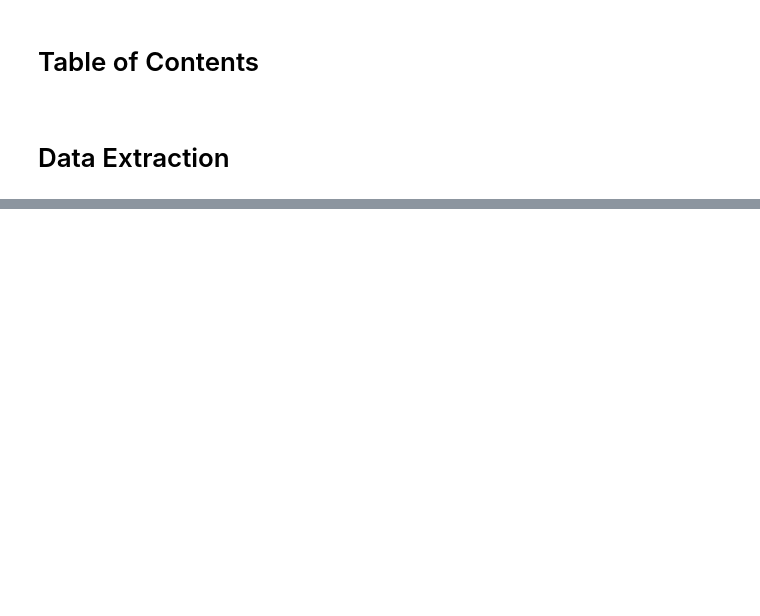
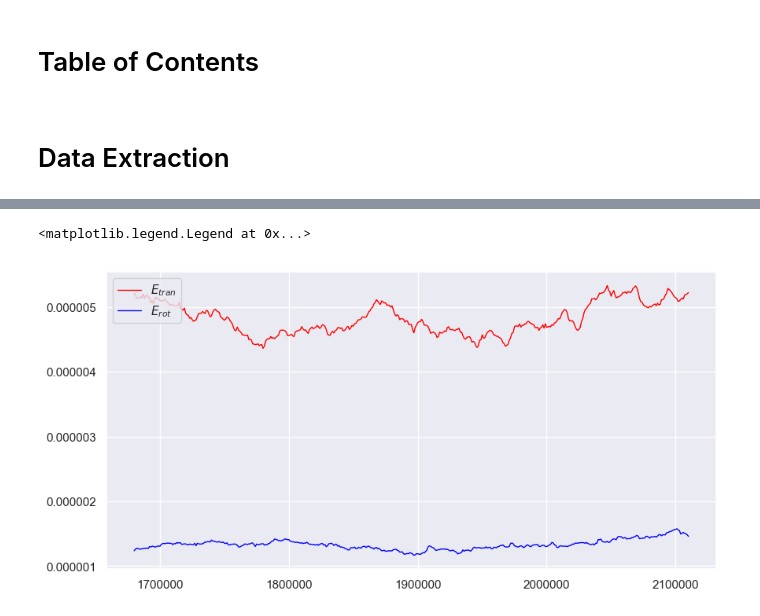
Before and after one commit to gary89git/data_processing, a Jupyter notebook: data_ext.ipynb, the cells around one changed output, grey strips where cells are left out. Saved outputs shown, nothing was run; the diff lists cells and outputs as text; code cells hidden in the pictures; blank space fills up the shorter version.

```diff
--- a/data_ext.ipynb
+++ b/data_ext.ipynb
@@ -38,2 +42,35 @@ print(workbook.sheetnames)
+# %%
+def move_avg(nums, window):
+    l = len(nums)
+    new_nums = []
+    for i in range(window,l+1):
+        new_nums.append(sum(nums[i-window:i])/window)
+    return new_nums
+# %%
+f2_30 = workbook['f2-30']
+t = [x.value for x in f2_30['a'] if x.value is not None]
+E_t = [x.value for x in f2_30['h'] if x.value is not None]
+E_r = [x.value for x in f2_30['i'] if x.value is not None]
+w = 100
+E_t = move_avg(E_t, w)
+E_r = move_avg(E_r, w)
+# %%
+sns.set_style("darkgrid") # darkgrid, whitegrid, dark, white, ticks
+sns.set_context("notebook") # paper, notebook, talk, poster
+fig = pl.figure(figsize=(10, 5), dpi=100)
+ax = fig.add_subplot(111)
+ax.plot(t[w-1:], E_t, marker='', color='red', linewidth=1, alpha=1, label='$E_{tran}$')
+ax.plot(t[w-1:], E_r, marker='', color='blue', linewidth=1, alpha=1, label='$E_{rot}$')
+# axes[0].plot(np.linspace(-2, 2, 2), y_fit5, linestyle='--', color='darkorange', linewidth=1, alpha=1, label='fit-5')
+# axes[0].plot(np.linspace(-2, 2, 2), y_fit2, linestyle='--', color='purple', linewidth=1, alpha=1, label='fit-2')
+ax.legend(loc=2, ncol=1)
+# axes[0].set_title("Velocity Profile ("+shear+")")#, loc='center', fontsize=10, fontweight=0, color='black')
+# axes[0].set_xlim(xlo, xhi)
+# axes[0].set_ylim(-45, 45)
+# ax.xaxis.set_major_locator(ticker.MultipleLocator(100000))
+# ax.yaxis.set_major_locator(ticker.MultipleLocator(0.0000005))
+# %% [output]
+<matplotlib.legend.Legend at 0x...>
+[figure, added]
 # %%
 def extract_E(input_f, output_f, sheetname, rows):
```
Also changed, not shown: parts of 6 cells of this notebook, 2 other files.
